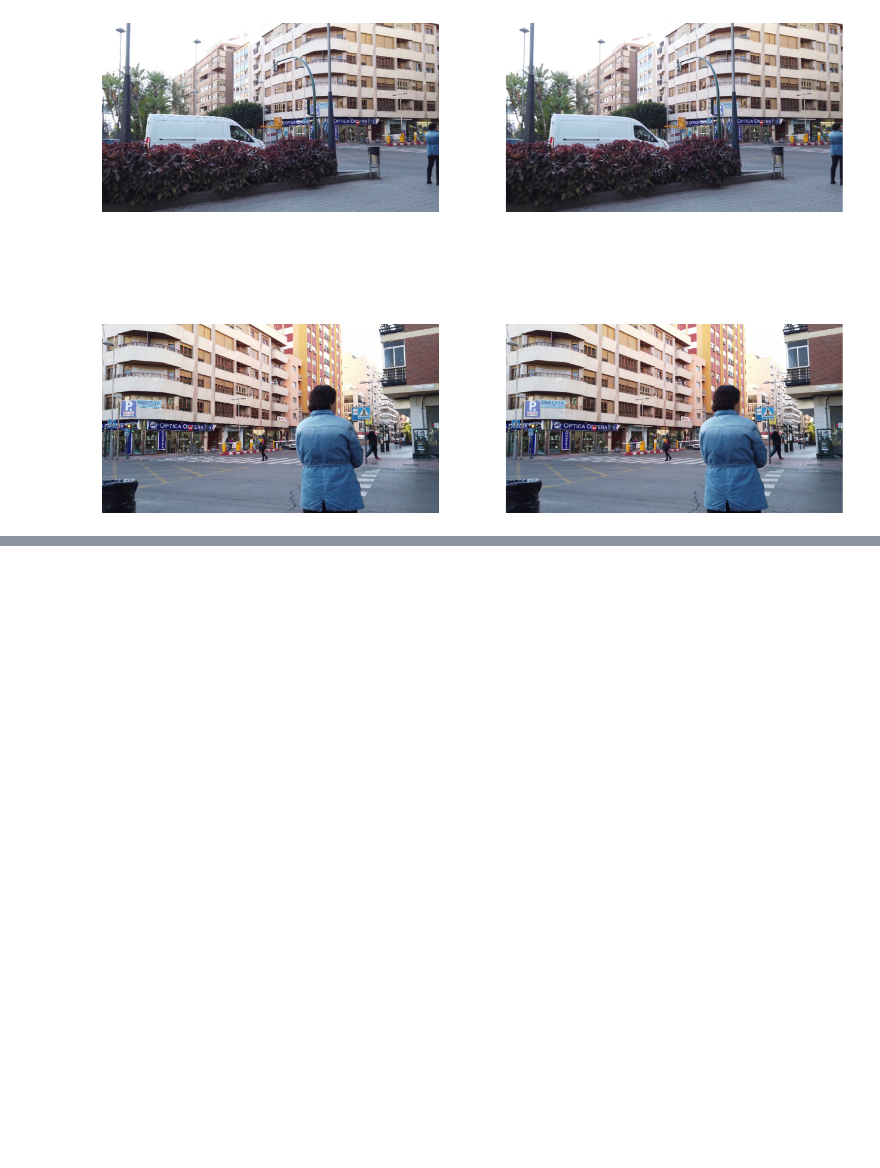
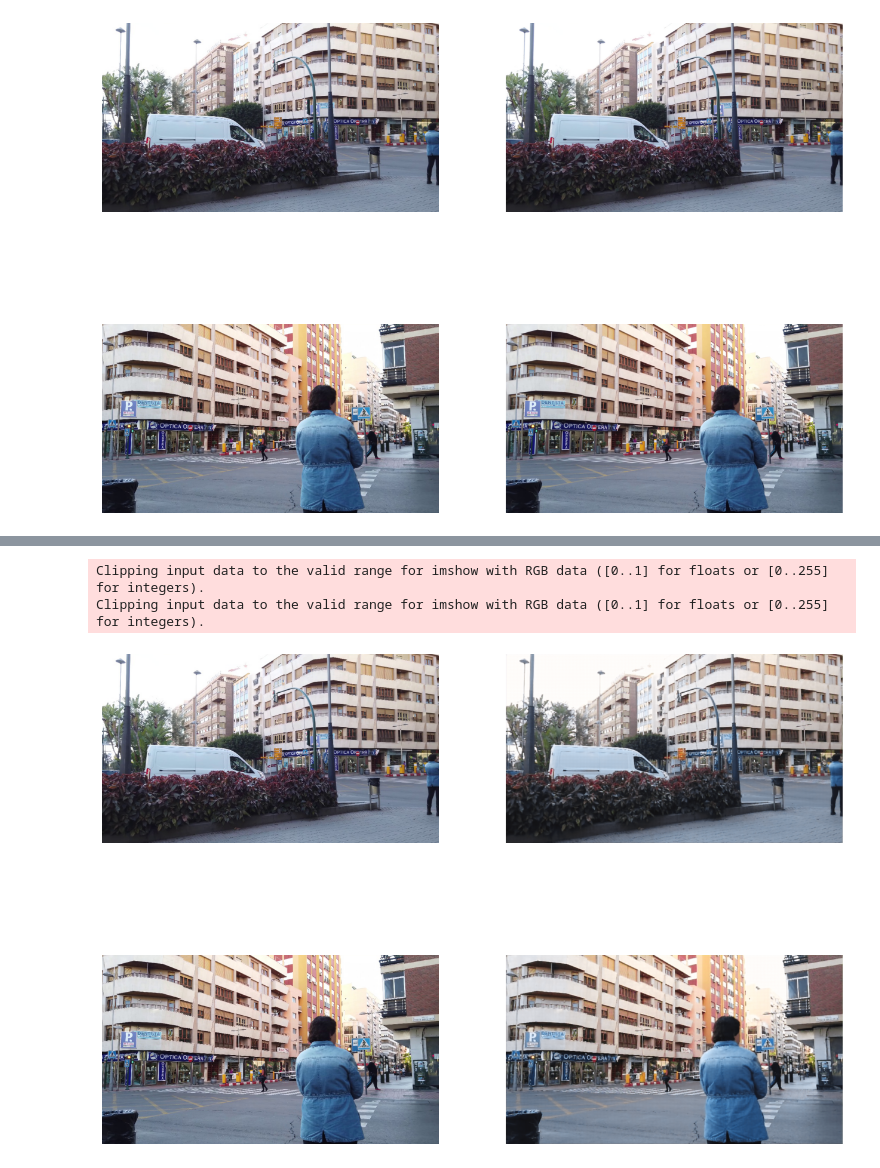
Before and after one commit to evilrace/SuperResolution, a Jupyter notebook: SRCNN.ipynb, the cells around one changed output, grey strips where cells are left out. Saved outputs shown, nothing was run; the diff lists cells and outputs as text; code cells hidden in the pictures; blank space fills up the shorter version.

```diff
--- a/SRCNN.ipynb
+++ b/SRCNN.ipynb
@@ -97,9 +93,9 @@ class conv_block(tf.keras.layers.Layer):
         return x
 
 class deconv_block(tf.keras.layers.Layer):
-    def __init__(self, filters, *args, **kwargs):
+    def __init__(self, filters, kernel_size, *args, **kwargs):
         super().__init__(*args, **kwargs)
-        self.conv = tf.keras.layers.Conv2DTranspose(filters, 3, strides = 2, padding = 'same')
+        self.conv = tf.keras.layers.Conv2DTranspose(filters, kernel_size, strides = 2, padding = 'same')
         self.bn = tf.keras.layers.BatchNormalization()
         self.activate = tf.keras.layers.ReLU()
 
@@ -113,21 +109,13 @@ class deconv_block(tf.keras.layers.Layer):
 class SRCNN(tf.keras.Model):
     def __init__(self, *args, **kwargs):
         super().__init__(*args, **kwargs)
-
-        self.conv_blocks = [conv_block(32) for i in range(2)]
-        self.deconv_blocks = [deconv_block(32) for i in range(2)]
-        self.deconv_blocks2 = [deconv_block(32) for i in range(2)]
+        kenel_sizes =[5, 5]
+        self.deconv_blocks = [deconv_block(32, kenel_sizes[i]) for i in range(2)]
         self.head_layer = tf.keras.layers.Conv2D(3, 3, padding='same')
     def call(self, x, training=False):
 
         for i in range(2):
-            x = self.conv_blocks[i](x)
-
-        for i in range(2):
             x = self.deconv_blocks[i](x)
-
-        for i in range(2):
-            x = self.deconv_blocks2[i](x)
 
         x =  self.head_layer(x)
         return x
@@ -158,8 +147,8 @@ _________________________________________________________________
 # %%
 loss = tf.keras.losses.MeanSquaredError()
 optimizer = tf.keras.optimizers.Adam()
-
+checkpoints = tf.keras.callbacks.ModelCheckpoint("trained_model_{epoch:02d}_{acc:0.4f}.h5", monitor="val_acc", save_weights_only=True)
 model.compile(loss = loss, optimizer = optimizer, metrics=['acc'])
-model.fit(train_ds, validation_data=valid_ds, epochs=10)
+model.fit(train_ds, validation_data = valid_ds, epochs=10, callbacks=[checkpoints])
 # %% [output]
 Epoch 1/10
@@ -165,0 +159,33 @@ Epoch 1/10
+# %%
+import cv2
+import numpy as np
+output = model(sample[0])
+
+# visualize data
+fig, axes = plt.subplots(2,2, figsize=(16,12))
+img = tf.reverse(sample[0][0], axis=[-1])
+img = img * 255
+img = img.numpy()
+
+img.astype(np.uint8)
+cv2.imwrite("original.png", img)
+
+img = tf.reverse(output[0], axis=[-1])
+img = img * 255
+img = img.numpy()
+
+img.astype(np.uint8)
+cv2.imwrite("output.png", img)
+for i in range(2):
+    ax = axes[i, 0]
+    ax.imshow(sample[0][i])
+
+    ax.axis('off')
+
+    ax = axes[i, 1]
+    ax.imshow(output[i])
+    ax.axis('off')
+# %% [output]
+Clipping input data to the valid range for imshow with RGB data ([0..1] for floats or [0..255] for integers).
+Clipping input data to the valid range for imshow with RGB data ([0..1] for floats or [0..255] for integers).
+[figure, added]
```
Also changed, not shown: parts of 3 cells of this notebook.
